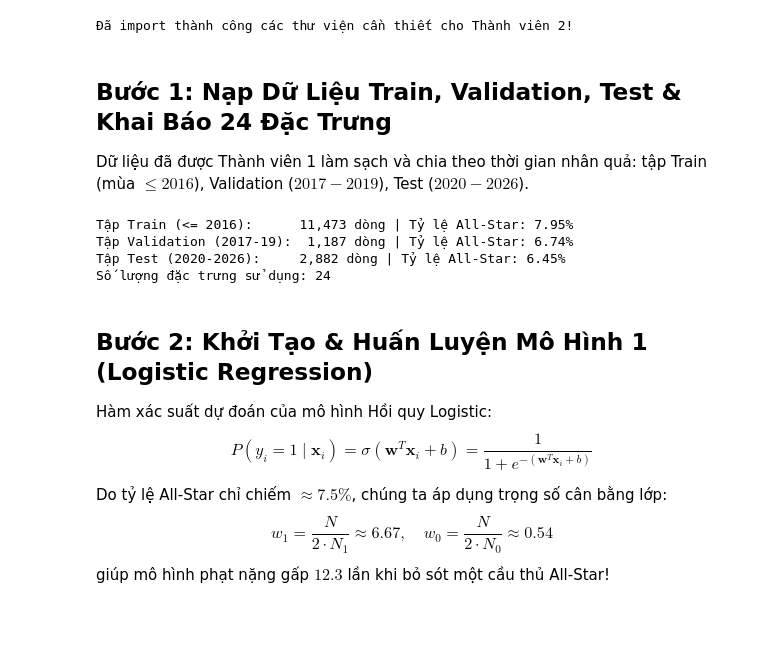
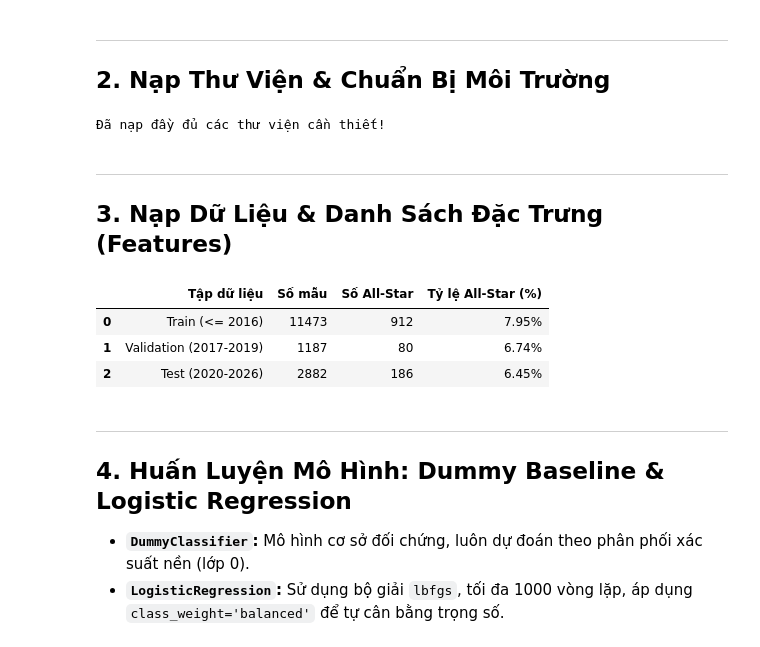
Before and after one commit to LongVoAKAMarcus/nba-allstar-prediction, a Jupyter notebook: notebooks/02_logistic_regression.ipynb, the cells around one changed output. Cells and saved outputs as stored; diff of their text form; code cells hidden in the pictures; blank space fills up the shorter version.

```diff
--- a/notebooks/02_logistic_regression.ipynb
+++ b/notebooks/02_logistic_regression.ipynb
@@ -12,7 +44,11 @@
+# %% [markdown]
+---
+## 2. Nạp Thư Viện & Chuẩn Bị Môi Trường
 # %%
 import sys
 from pathlib import Path
 
+# Thêm thư mục gốc dự án vào đường dẫn tìm kiếm của Python
 ROOT_DIR = Path.cwd().resolve().parent
 if str(ROOT_DIR) not in sys.path:
     sys.path.append(str(ROOT_DIR))
@@ -22,61 +58,71 @@ import pandas as pd
 import matplotlib.pyplot as plt
 import seaborn as sns
 
-# Cấu hình font hiển thị
+# Thiết lập phong cách hiển thị biểu đồ
 plt.rcParams['font.sans-serif'] = ['Segoe UI', 'Arial', 'DejaVu Sans']
 plt.rcParams['axes.unicode_minus'] = False
-sns.set_theme(style="whitegrid", font="Segoe UI")
+sns.set_theme(style="whitegrid")
 
+# Scikit-Learn
 from sklearn.dummy import DummyClassifier
 from sklearn.linear_model import LogisticRegression
-from sklearn.metrics import precision_score, recall_score, f1_score, average_precision_score, roc_auc_score
+from sklearn.metrics import (
+    confusion_matrix,
+    precision_score,
+    recall_score,
+    f1_score,
+    average_precision_score,
+    roc_auc_score
+)
 import joblib
 
-print("Đã import thành công các thư viện cần thiết cho Thành viên 2!")
+print("Đã nạp đầy đủ các thư viện cần thiết!")
 # %% [output]
-Đã import thành công các thư viện cần thiết cho Thành viên 2!
+Đã nạp đầy đủ các thư viện cần thiết!
-# %% [markdown]
-## Bước 1: Nạp Dữ Liệu Train, Validation, Test & Khai Báo 24 Đặc Trưng
-Dữ liệu đã được Thành viên 1 làm sạch và chia theo thời gian nhân quả: tập Train (mùa $\le 2016$), Validation ($2017 - 2019$), Test ($2020 - 2026$).
+# %% [markdown]
+---
+## 3. Nạp Dữ Liệu & Danh Sách Đặc Trưng (Features)
 # %%
 processed_dir = ROOT_DIR / "data" / "processed"
 
+# Đọc 3 tập dữ liệu đã phân chia theo mốc thời gian nhân quả
 train_df = pd.read_csv(processed_dir / "train.csv")
 val_df = pd.read_csv(processed_dir / "val.csv")
 test_df = pd.read_csv(processed_dir / "test.csv")
 
+# 24 đặc trưng đầu vào
 feature_cols = [
     'pts_per_game_zscore', 'ast_per_game_zscore', 'trb_per_game_zscore',
     'per_zscore', 'ws_zscore', 'vorp_zscore',
     'team_win_pct', 'prev_allstar_count',
     'mp_per_game', 'pts_per_game', 'ast_per_game', 'trb_per_game',
     'stl_per_game', 'blk_per_game', 'tov_per_game',
     'fg_percent', 'x3p_percent', 'ft_percent',
     'per', 'ts_percent', 'usg_percent', 'ws', 'bpm', 'vorp'
 ]
 feature_cols = [c for c in feature_cols if c in train_df.columns]
-target_col = "All_Star"
+target_col = "All_Star" if "All_Star" in train_df.columns else "is_all_star"
 
 X_train, y_train = train_df[feature_cols], train_df[target_col]
 X_val, y_val = val_df[feature_cols], val_df[target_col]
 X_test, y_test = test_df[feature_cols], test_df[target_col]
 
-print(f"Tập Train (<= 2016):      {X_train.shape[0]:,} dòng | Tỷ lệ All-Star: {y_train.mean():.2%}")
-print(f"Tập Validation (2017-19):  {X_val.shape[0]:,} dòng | Tỷ lệ All-Star: {y_val.mean():.2%}")
-print(f"Tập Test (2020-2026):     {X_test.shape[0]:,} dòng | Tỷ lệ All-Star: {y_test.mean():.2%}")
-print(f"Số lượng đặc trưng sử dụng: {len(feature_cols)}")
+# Bảng tóm tắt phân bố dữ liệu
+pd.DataFrame({
+    "Tập dữ liệu": ["Train (<= 2016)", "Validation (2017-2019)", "Test (2020-2026)"],
+    "Số mẫu": [len(X_train), len(X_val), len(X_test)],
+    "Số All-Star": [int(y_train.sum()), int(y_val.sum()), int(y_test.sum())],
+    "Tỷ lệ All-Star (%)": [f"{y_train.mean():.2%}", f"{y_val.mean():.2%}", f"{y_test.mean():.2%}"]
+})
 # %% [output]
-Tập Train (<= 2016):      11,473 dòng | Tỷ lệ All-Star: 7.95%
-Tập Validation (2017-19):  1,187 dòng | Tỷ lệ All-Star: 6.74%
-Tập Test (2020-2026):     2,882 dòng | Tỷ lệ All-Star: 6.45%
-Số lượng đặc trưng sử dụng: 24
+|  | Tập dữ liệu | Số mẫu | Số All-Star | Tỷ lệ All-Star (%) |
+| 0 | Train (<= 2016) | 11473 | 912 | 7.95% |
+| 1 | Validation (2017-2019) | 1187 | 80 | 6.74% |
+| 2 | Test (2020-2026) | 2882 | 186 | 6.45% |
-# %% [markdown]
-## Bước 2: Khởi Tạo & Huấn Luyện Mô Hình 1 (Logistic Regression)
-
-Hàm xác suất dự đoán của mô hình Hồi quy Logistic:
-$$P(y_i = 1 \mid \mathbf{x}_i) = \sigma(\mathbf{w}^T \mathbf{x}_i + b) = \frac{1}{1 + e^{-(\mathbf{w}^T \mathbf{x}_i + b)}}$$
-
-Do tỷ lệ All-Star chỉ chiếm $\approx 7.5\%$, chúng ta áp dụng trọng số cân bằng lớp:
-$$w_1 = \frac{N}{2 \cdot N_1} \approx 6.67, \quad w_0 = \frac{N}{2 \cdot N_0} \approx 0.54$$
-giúp mô hình phạt nặng gấp $12.3$ lần khi bỏ sót một cầu thủ All-Star!
+# %% [markdown]
+---
+## 4. Huấn Luyện Mô Hình: Dummy Baseline & Logistic Regression
+
+* **`DummyClassifier`:** Mô hình cơ sở đối chứng, luôn dự đoán theo phân phối xác suất nền (lớp 0).
+* **`LogisticRegression`:** Sử dụng bộ giải `lbfgs`, tối đa 1000 vòng lặp, áp dụng `class_weight='balanced'` để tự cân bằng trọng số.
 # %%
```
Also changed, not shown: parts of 15 cells of this notebook, 2 other files.
